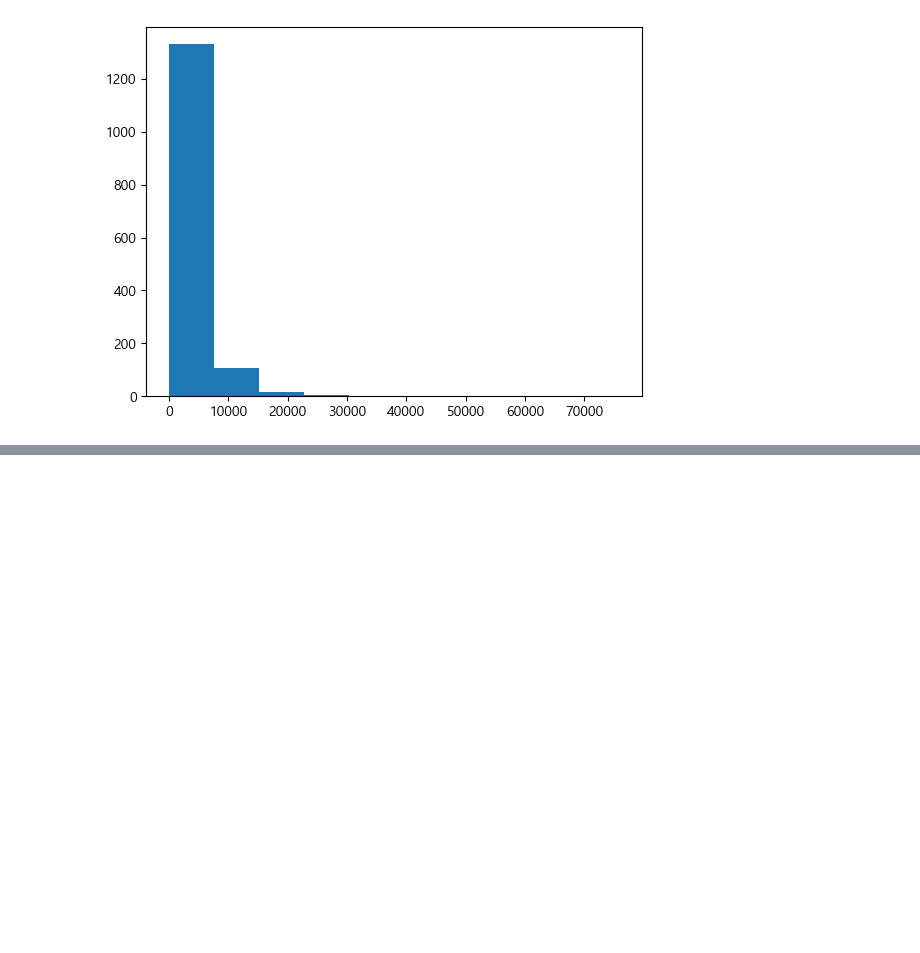
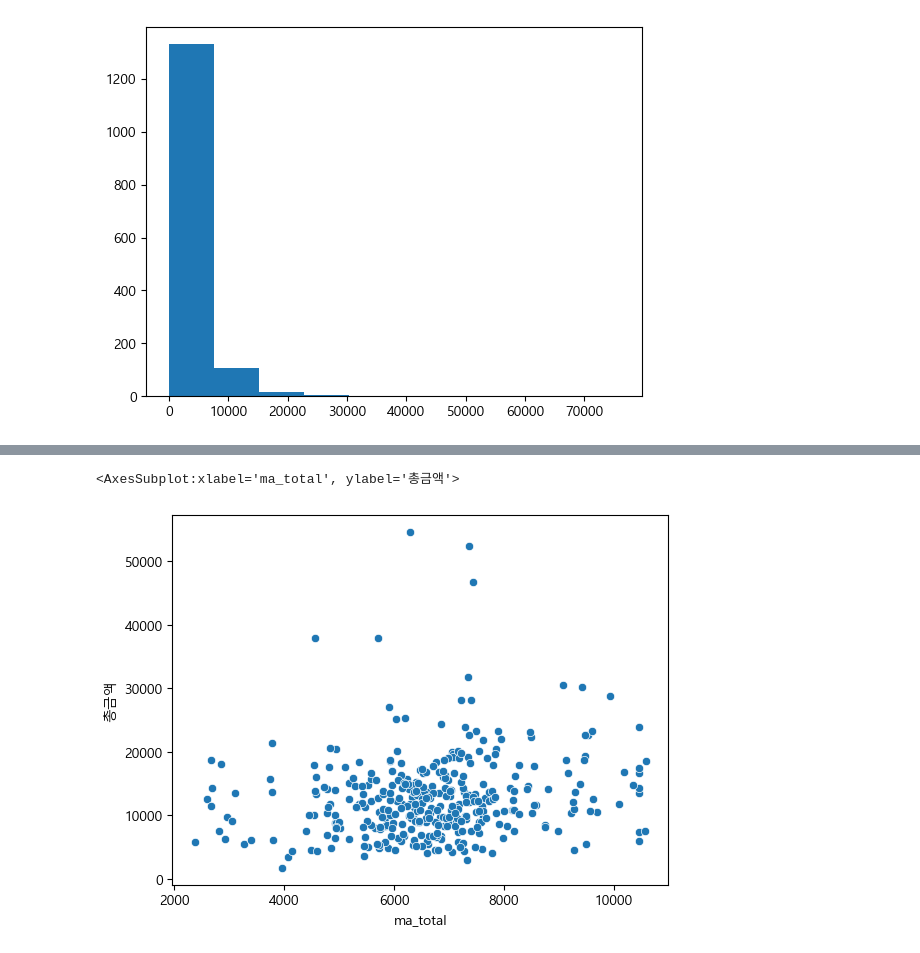
Before and after one commit to ColorConeHead/final_project, a Jupyter notebook: test.ipynb, the cells around one changed output, grey strips where cells are left out. Cells and saved outputs as stored; diff of their text form; code cells hidden in the pictures; blank space fills up the shorter version.

```diff
--- a/test.ipynb
+++ b/test.ipynb
@@ -381,0 +566,3 @@ rfm2
+# %%
+core = marketing[['거래날짜', '오프라인비용', '온라인비용']].drop_duplicates()
+core
@@ -381,0 +583,3 @@ rfm2
+# %%
+core2 = pd.DataFrame(marketing.groupby('거래날짜')['총금액'].sum())
+core2 = core2.reset_index()
@@ -381,0 +602,3 @@ rfm2
+# %%
+total = pd.merge(core, core2, how='left', on='거래날짜')
+total
@@ -381,0 +619,6 @@ rfm2
+# %%
+total['ma_offline'] = total['오프라인비용'].rolling(7).mean()
+total['ma_online'] = total['온라인비용'].rolling(7).mean()
+total['ma_total'] = total['ma_online'] + total['ma_offline']
+total = total.fillna(method='bfill')
+total.head(10)
@@ -381,0 +647,5 @@ rfm2
+# %%
+sns.scatterplot(data=total, x='ma_total', y='총금액')
+# %% [output]
+<AxesSubplot:xlabel='ma_total', ylabel='총금액'>
+[figure, added]
```
Also changed, not shown: parts of 20 cells of this notebook.
